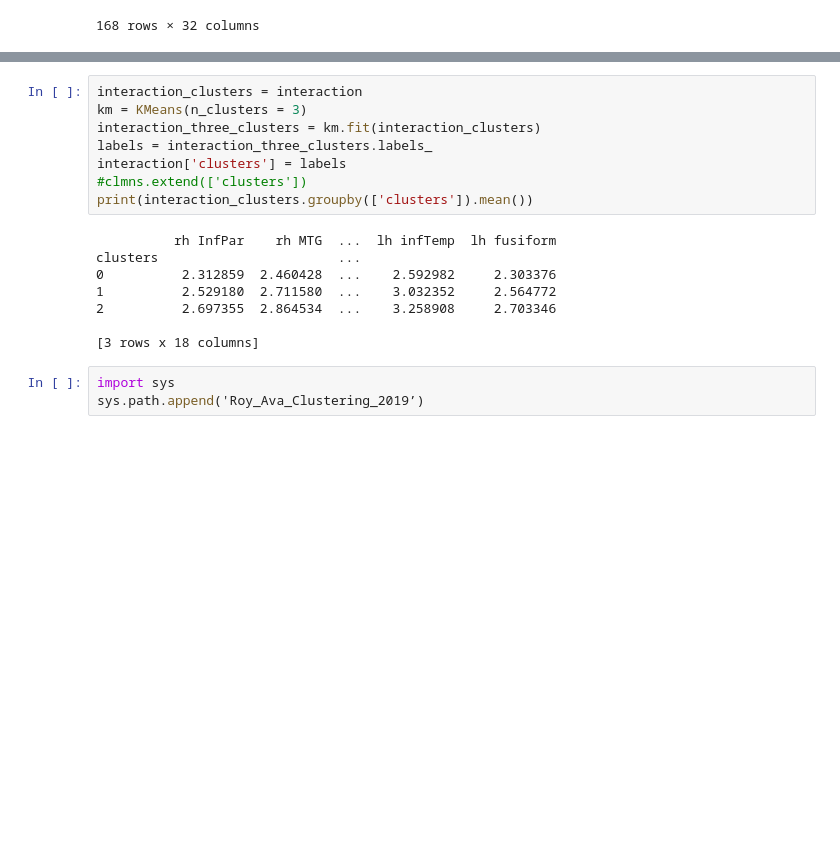
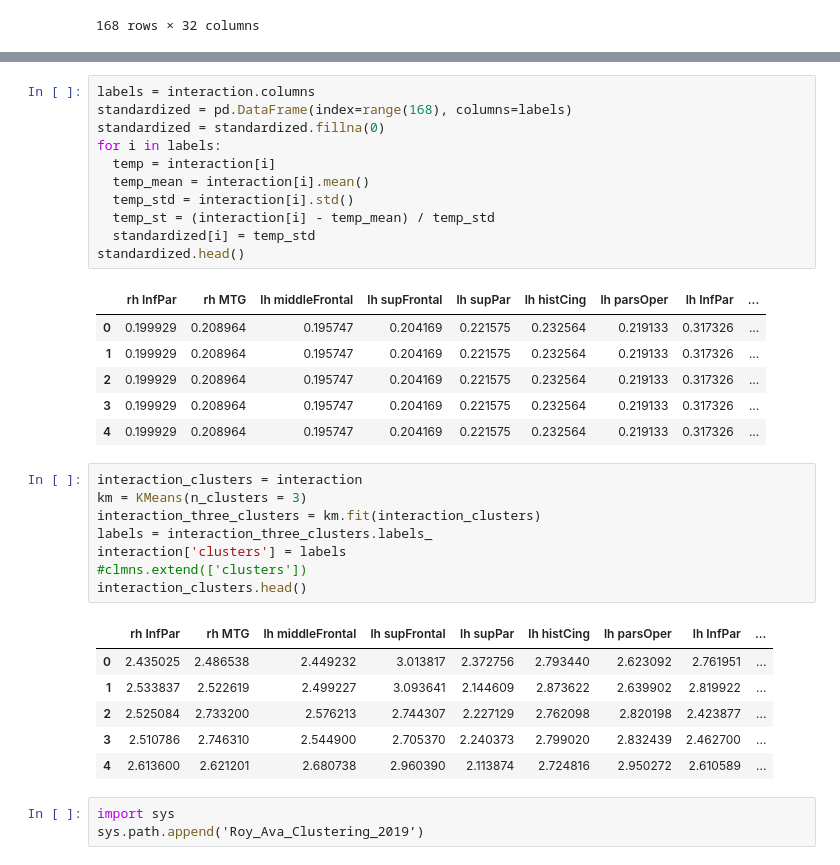
Before and after one commit to RoyMassett/Roy_Ava_Clustering_2019, a Jupyter notebook: notebooks/Thickness_Interaction_Clustering.ipynb, the cells around one changed output, grey strips where cells are left out. Cells and saved outputs as stored; diff of their text form; blank space fills up the shorter version.

```diff
--- a/notebooks/Thickness_Interaction_Clustering.ipynb
+++ b/notebooks/Thickness_Interaction_Clustering.ipynb
@@ -54,3 +57,21 @@ sklearn_pca = sklearnPCA(n_components=2)
+# %%
+labels = interaction.columns
+standardized = pd.DataFrame(index=range(168), columns=labels)
+standardized = standardized.fillna(0)
+for i in labels:
+  temp = interaction[i]
+  temp_mean = interaction[i].mean()
+  temp_std = interaction[i].std()
+  temp_st = (interaction[i] - temp_mean) / temp_std
+  standardized[i] = temp_std
+standardized.head()
+# %% [output]
+|  | rh InfPar | rh MTG | lh middleFrontal | lh supFrontal | lh supPar | lh histCing | lh parsOper | lh InfPar | ... |
+| 0 | 0.199929 | 0.208964 | 0.195747 | 0.204169 | 0.221575 | 0.232564 | 0.219133 | 0.317326 | ... |
+| 1 | 0.199929 | 0.208964 | 0.195747 | 0.204169 | 0.221575 | 0.232564 | 0.219133 | 0.317326 | ... |
+| 2 | 0.199929 | 0.208964 | 0.195747 | 0.204169 | 0.221575 | 0.232564 | 0.219133 | 0.317326 | ... |
+| 3 | 0.199929 | 0.208964 | 0.195747 | 0.204169 | 0.221575 | 0.232564 | 0.219133 | 0.317326 | ... |
+| 4 | 0.199929 | 0.208964 | 0.195747 | 0.204169 | 0.221575 | 0.232564 | 0.219133 | 0.317326 | ... |
 # %%
 interaction_clusters = interaction
 km = KMeans(n_clusters = 3)
@@ -58,15 +79,14 @@ interaction_three_clusters = km.fit(interaction_clusters)
 labels = interaction_three_clusters.labels_
 interaction['clusters'] = labels
 #clmns.extend(['clusters'])
-print(interaction_clusters.groupby(['clusters']).mean())
+interaction_clusters.head()
 # %% [output]
-          rh InfPar    rh MTG  ...  lh infTemp  lh fusiform
-clusters                       ...
-0          2.312859  2.460428  ...    2.592982     2.303376
-1          2.529180  2.711580  ...    3.032352     2.564772
-2          2.697355  2.864534  ...    3.258908     2.703346
-
-[3 rows x 18 columns]
+|  | rh InfPar | rh MTG | lh middleFrontal | lh supFrontal | lh supPar | lh histCing | lh parsOper | lh InfPar | ... |
+| 0 | 2.435025 | 2.486538 | 2.449232 | 3.013817 | 2.372756 | 2.793440 | 2.623092 | 2.761951 | ... |
+| 1 | 2.533837 | 2.522619 | 2.499227 | 3.093641 | 2.144609 | 2.873622 | 2.639902 | 2.819922 | ... |
+| 2 | 2.525084 | 2.733200 | 2.576213 | 2.744307 | 2.227129 | 2.762098 | 2.820198 | 2.423877 | ... |
+| 3 | 2.510786 | 2.746310 | 2.544900 | 2.705370 | 2.240373 | 2.799020 | 2.832439 | 2.462700 | ... |
+| 4 | 2.613600 | 2.621201 | 2.680738 | 2.960390 | 2.113874 | 2.724816 | 2.950272 | 2.610589 | ... |
 # %%
 import sys
 sys.path.append('Roy_Ava_Clustering_2019’)
```
Also changed, not shown: parts of 3 cells of this notebook.
